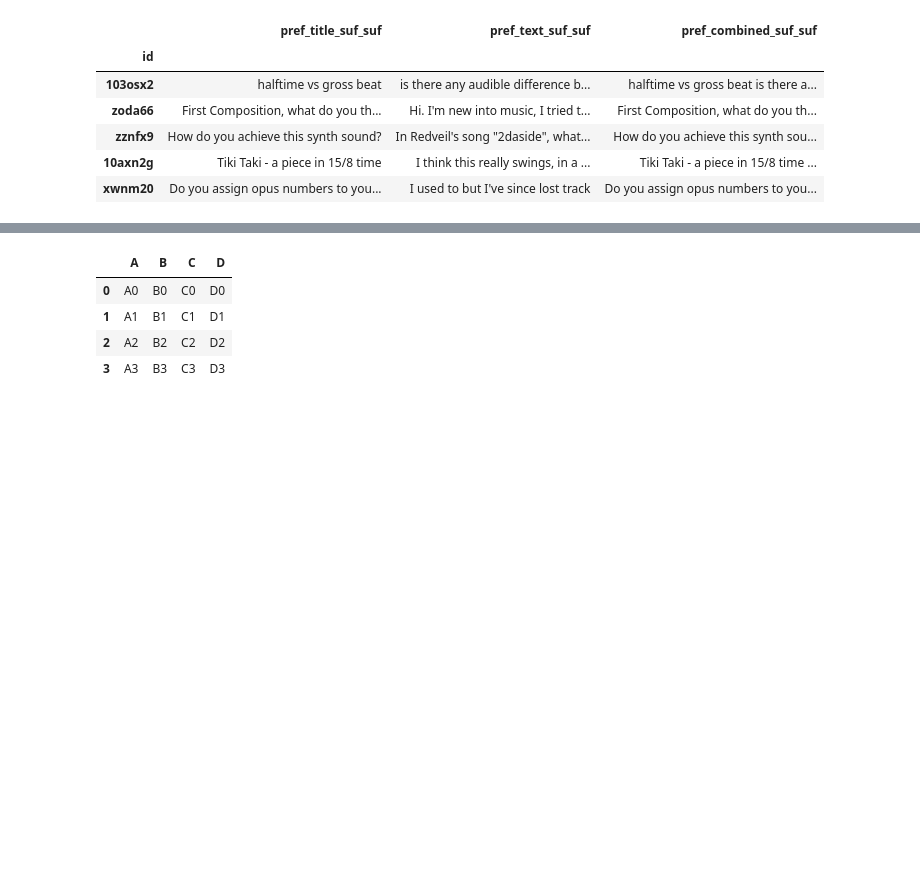
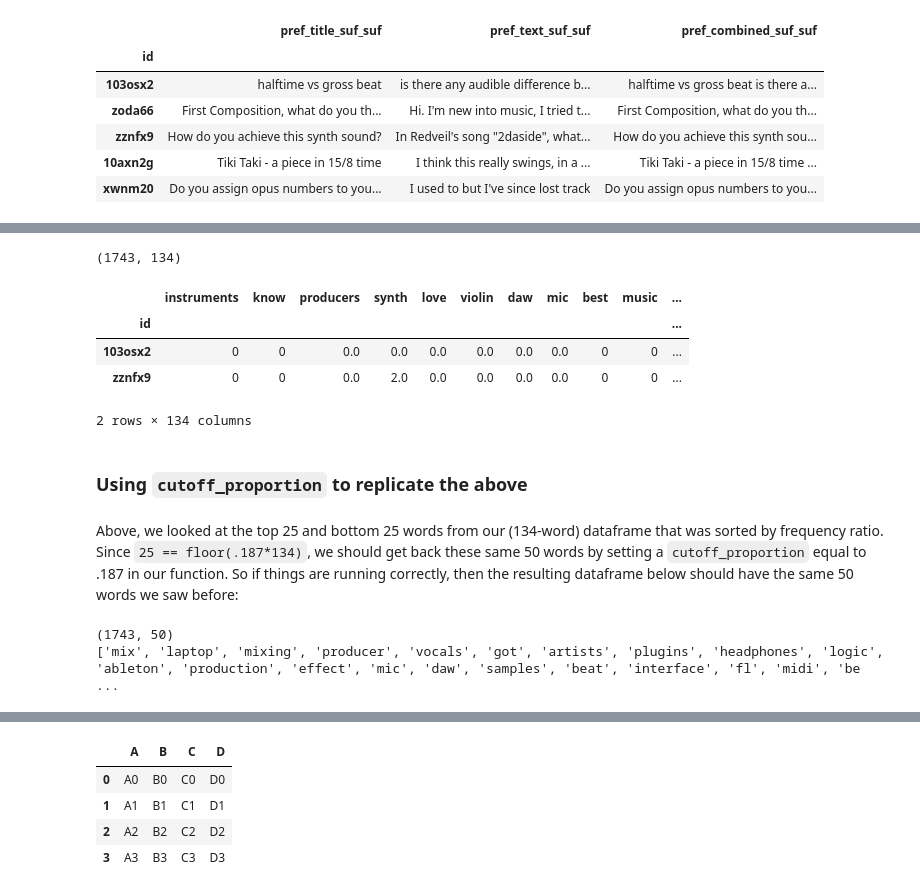
Before and after one commit to simonlazarus/Classifying-Music-Makers-from-Message-Data, a Jupyter notebook: code/04_modeling.ipynb, the cells around one changed output, grey strips where cells are left out. Saved outputs shown, nothing was run; the diff lists cells and outputs as text; code cells hidden in the pictures; blank space fills up the shorter version.

Commit message:
Got function working; seeing if I can remove the all/top distinction

```diff
--- a/code/04_modeling.ipynb
+++ b/code/04_modeling.ipynb
@@ -555,0 +645,39 @@ IndentationError: unexpected indent (3754346368.py, line 117)
+# %%
+#Replicating our previous work, but this time using the function
+X = df[['title']]
+y = df['subreddit']
+# %%
+result1 = fr_transform(X, y,
+                     cvec_kwargs={'stop_words' : stopwords.words('english'),
+                     'preprocessor' : (lambda x : url_preprocessor(x)),
+                     'min_df' : .01
+             })
+
+print(result1.shape)
+result1.head(2)
+# %% [output]
+(1743, 134)
+|  | instruments | know | producers | synth | love | violin | daw | mic | best | music | ... |
+| id |  |  |  |  |  |  |  |  |  |  | ... |
+| 103osx2 | 0 | 0 | 0.0 | 0.0 | 0.0 | 0.0 | 0.0 | 0.0 | 0 | 0 | ... |
+| zznfx9 | 0 | 0 | 0.0 | 2.0 | 0.0 | 0.0 | 0.0 | 0.0 | 0 | 0 | ... |
+2 rows × 134 columns
+# %% [markdown]
+### Using `cutoff_proportion` to replicate the above
+# %% [markdown]
+Above, we looked at the top 25 and bottom 25 words from our (134-word) dataframe that was sorted by frequency ratio.  Since `25 == floor(.187*134)`, we should get back these same 50 words by setting a `cutoff_proportion` equal to .187 in our function.  So if things are running correctly, then the resulting dataframe below should have the same 50 words we saw before:
+# %%
+result2 = fr_transform(X, y,
+                       cutoff_proportion = .187,
+                     cvec_kwargs={'stop_words' : stopwords.words('english'),
+                     'preprocessor' : (lambda x : url_preprocessor(x)),
+                     'min_df' : .01
+             })
+
+#This should have 68 columns if things are working correctly.
+print(result2.shape)
+
+print(list(result2.columns))
+# %% [output]
+(1743, 50)
+['mix', 'laptop', 'mixing', 'producer', 'vocals', 'got', 'artists', 'plugins', 'headphones', 'logic', 'ableton', 'production', 'effect', 'mic', 'daw', 'samples', 'beat', 'interface', 'fl', 'midi', 'be ...
```
Also changed, not shown: parts of 13 cells of this notebook.
